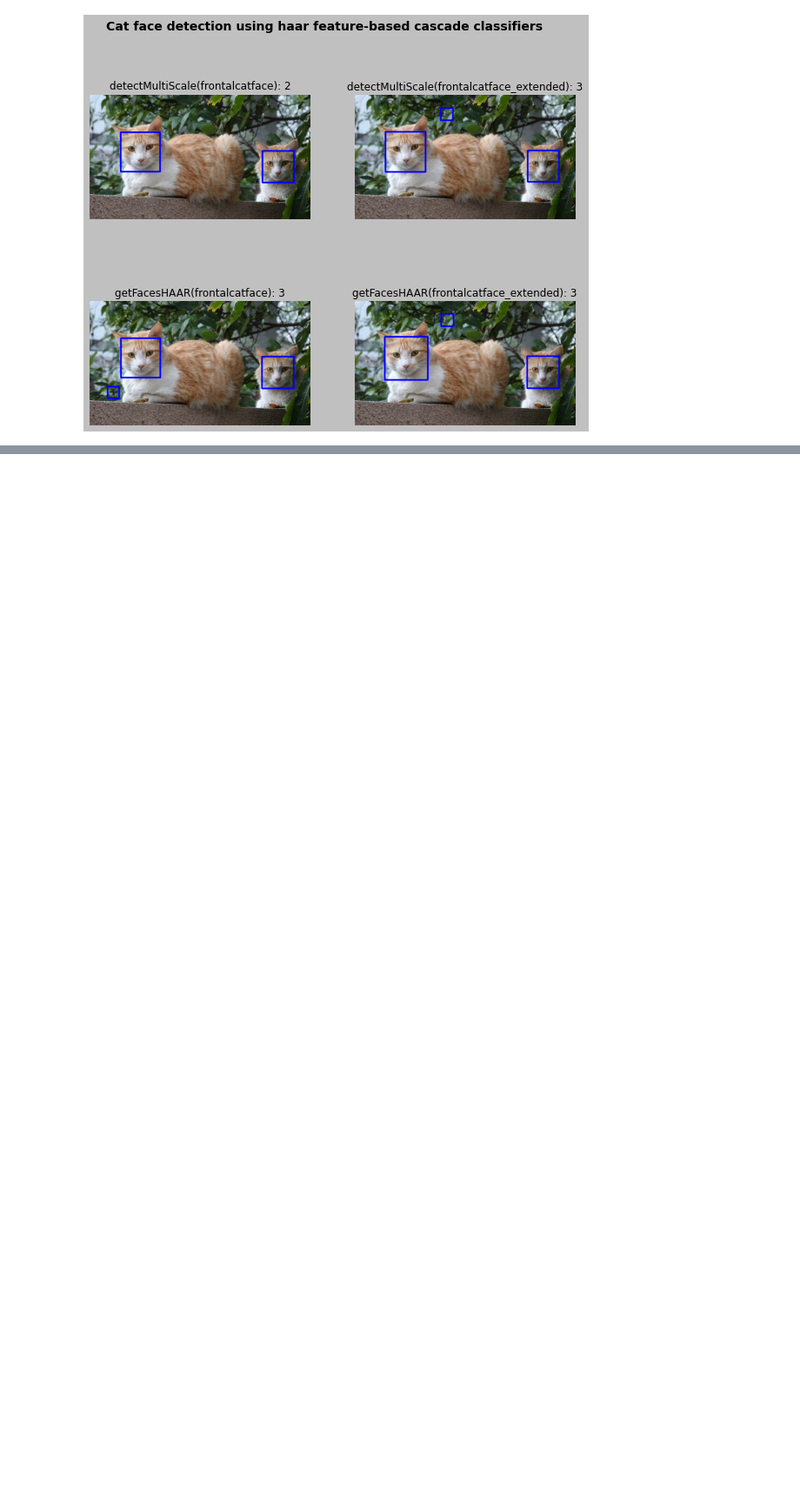
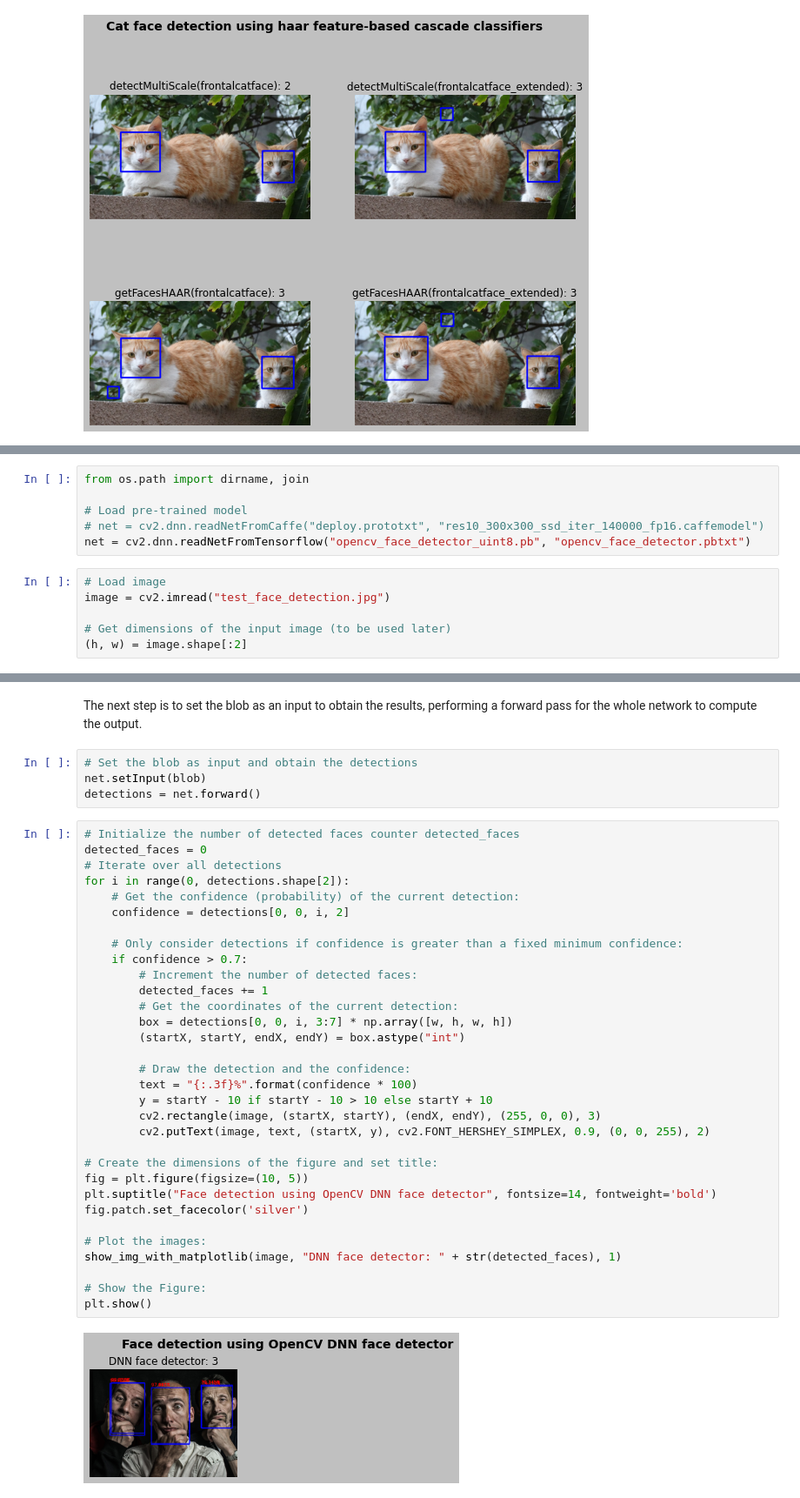
Before and after one commit to rahiakela/opencv-projects-and-guide, a Jupyter notebook: mastering-opencv4-with-python/11-face-detection-tracking-and-recognition/1_face_detection.ipynb, the cells around one changed output, grey strips where cells are left out. Shown at 87% size. Saved outputs shown, nothing was run; the diff lists cells and outputs as text; blank space fills up the shorter version.

```diff
--- a/mastering-opencv4-with-python/11-face-detection-tracking-and-recognition/1_face_detection.ipynb
+++ b/mastering-opencv4-with-python/11-face-detection-tracking-and-recognition/1_face_detection.ipynb
@@ -264,0 +300,12 @@ More specifically, the OpenCV deep neural network (DNN) face detector is based o
+# %%
+from os.path import dirname, join
+
+# Load pre-trained model
+# net = cv2.dnn.readNetFromCaffe("deploy.prototxt", "res10_300x300_ssd_iter_140000_fp16.caffemodel")
+net = cv2.dnn.readNetFromTensorflow("opencv_face_detector_uint8.pb", "opencv_face_detector.pbtxt")
+# %%
+# Load image
+image = cv2.imread("test_face_detection.jpg")
+
+# Get dimensions of the input image (to be used later)
+(h, w) = image.shape[:2]
@@ -264,0 +318,40 @@ More specifically, the OpenCV deep neural network (DNN) face detector is based o
+# %% [markdown]
+The next step is to set the blob as an input to obtain the results, performing a forward pass for the whole network to compute the output.
+# %%
+# Set the blob as input and obtain the detections
+net.setInput(blob)
+detections = net.forward()
+# %%
+# Initialize the number of detected faces counter detected_faces
+detected_faces = 0
+# Iterate over all detections
+for i in range(0, detections.shape[2]):
+    # Get the confidence (probability) of the current detection:
+    confidence = detections[0, 0, i, 2]
+
+    # Only consider detections if confidence is greater than a fixed minimum confidence:
+    if confidence > 0.7:
+        # Increment the number of detected faces:
+        detected_faces += 1
+        # Get the coordinates of the current detection:
+        box = detections[0, 0, i, 3:7] * np.array([w, h, w, h])
+        (startX, startY, endX, endY) = box.astype("int")
+
+        # Draw the detection and the confidence:
+        text = "{:.3f}%".format(confidence * 100)
+        y = startY - 10 if startY - 10 > 10 else startY + 10
+        cv2.rectangle(image, (startX, startY), (endX, endY), (255, 0, 0), 3)
+        cv2.putText(image, text, (startX, y), cv2.FONT_HERSHEY_SIMPLEX, 0.9, (0, 0, 255), 2)
+
+# Create the dimensions of the figure and set title:
+fig = plt.figure(figsize=(10, 5))
+plt.suptitle("Face detection using OpenCV DNN face detector", fontsize=14, fontweight='bold')
+fig.patch.set_facecolor('silver')
+
+# Plot the images:
+show_img_with_matplotlib(image, "DNN face detector: " + str(detected_faces), 1)
+
+# Show the Figure:
+plt.show()
+# %% [output]
+[figure, added]
```
Also changed, not shown: parts of 8 cells of this notebook.
